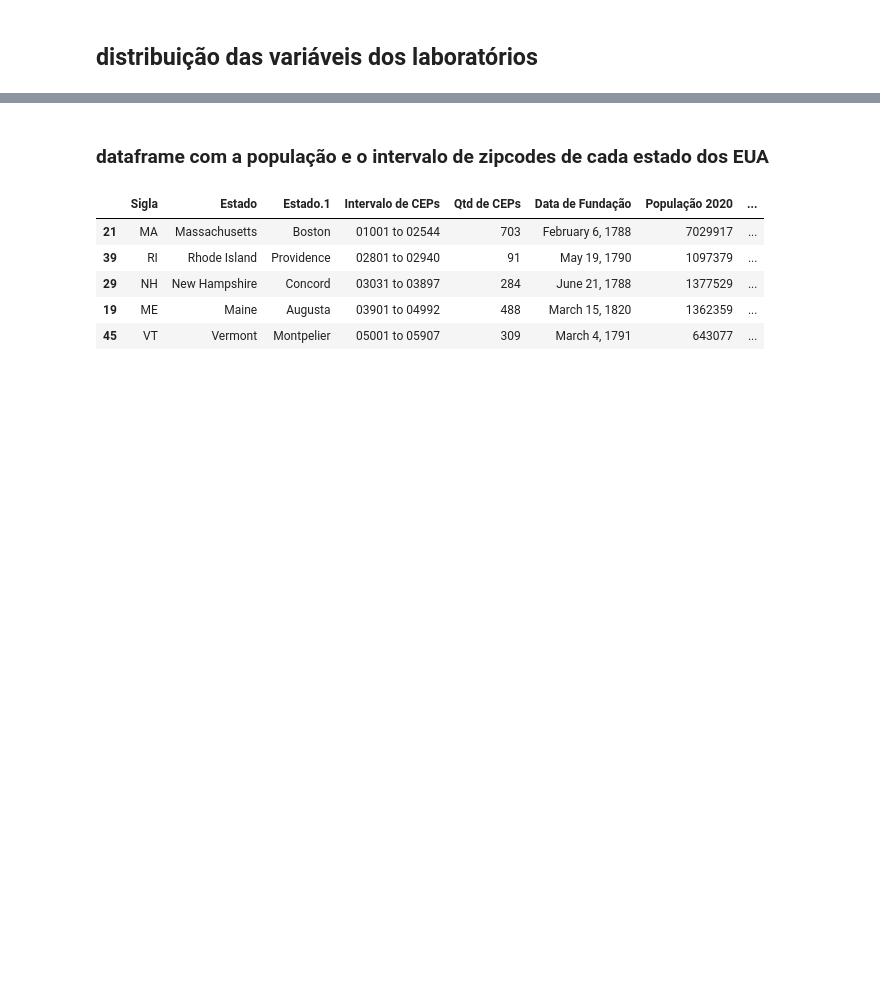
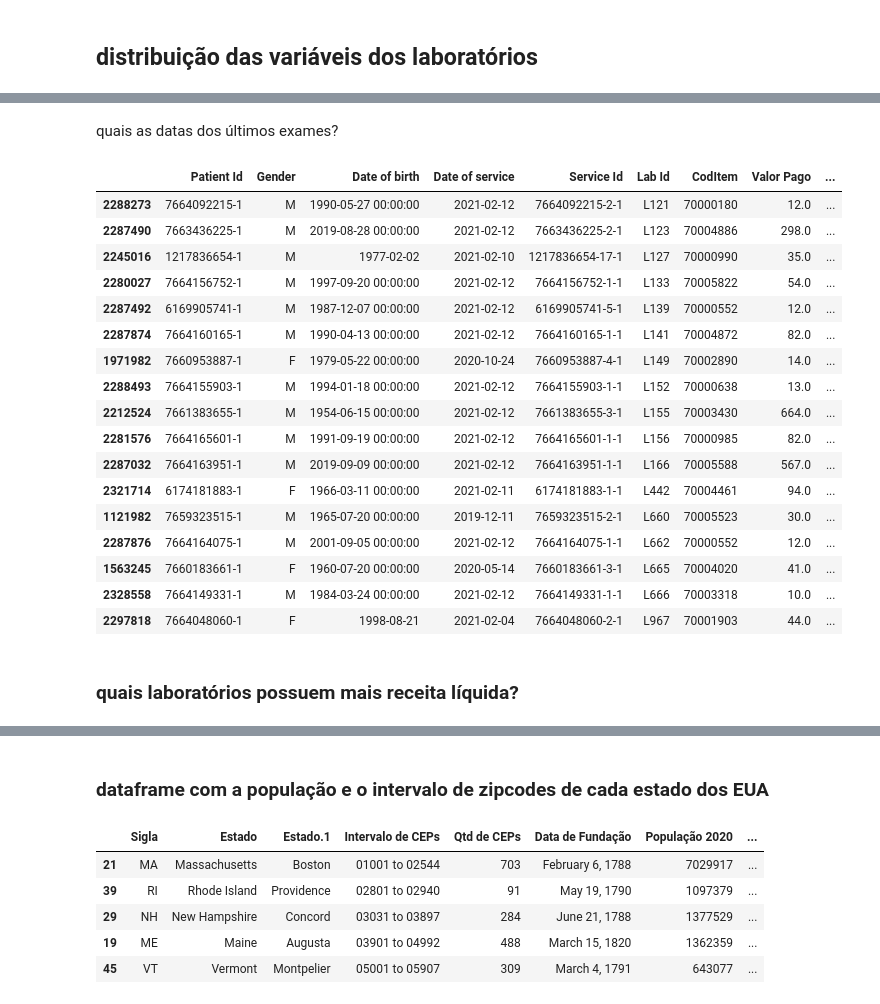
Before and after one commit to leticiafaria7/case-elogroup, a Jupyter notebook: 2_analise-exploratoria.ipynb, the cells around one changed output, grey strips where cells are left out. Drawn from its saved outputs; the diff is of its cells as text; code cells hidden in the pictures; blank space fills up the shorter version.

```diff
--- a/2_analise-exploratoria.ipynb
+++ b/2_analise-exploratoria.ipynb
@@ -674,0 +791,26 @@ transactional_data.groupby(['Patient Id']).count()['Gender'].reset_index().sort_
+# %% [markdown]
+quais as datas dos últimos exames?
+# %%
+ult_exames = transactional_data.sort_values('Date of service', ascending = False).drop_duplicates('Lab Id')
+ult_exames[ult_exames['Lab Id'].isin(n_exames['Lab Id'])].sort_values('Lab Id')
+# %% [output]
+|  | Patient Id | Gender | Date of birth | Date of service | Service Id | Lab Id | CodItem | Valor Pago | ... |
+| 2288273 | 7664092215-1 | M | 1990-05-27 00:00:00 | 2021-02-12 | 7664092215-2-1 | L121 | 70000180 | 12.0 | ... |
+| 2287490 | 7663436225-1 | M | 2019-08-28 00:00:00 | 2021-02-12 | 7663436225-2-1 | L123 | 70004886 | 298.0 | ... |
+| 2245016 | 1217836654-1 | M | 1977-02-02 | 2021-02-10 | 1217836654-17-1 | L127 | 70000990 | 35.0 | ... |
+| 2280027 | 7664156752-1 | M | 1997-09-20 00:00:00 | 2021-02-12 | 7664156752-1-1 | L133 | 70005822 | 54.0 | ... |
+| 2287492 | 6169905741-1 | M | 1987-12-07 00:00:00 | 2021-02-12 | 6169905741-5-1 | L139 | 70000552 | 12.0 | ... |
+| 2287874 | 7664160165-1 | M | 1990-04-13 00:00:00 | 2021-02-12 | 7664160165-1-1 | L141 | 70004872 | 82.0 | ... |
+| 1971982 | 7660953887-1 | F | 1979-05-22 00:00:00 | 2020-10-24 | 7660953887-4-1 | L149 | 70002890 | 14.0 | ... |
+| 2288493 | 7664155903-1 | M | 1994-01-18 00:00:00 | 2021-02-12 | 7664155903-1-1 | L152 | 70000638 | 13.0 | ... |
+| 2212524 | 7661383655-1 | M | 1954-06-15 00:00:00 | 2021-02-12 | 7661383655-3-1 | L155 | 70003430 | 664.0 | ... |
+| 2281576 | 7664165601-1 | M | 1991-09-19 00:00:00 | 2021-02-12 | 7664165601-1-1 | L156 | 70000985 | 82.0 | ... |
+| 2287032 | 7664163951-1 | M | 2019-09-09 00:00:00 | 2021-02-12 | 7664163951-1-1 | L166 | 70005588 | 567.0 | ... |
+| 2321714 | 6174181883-1 | F | 1966-03-11 00:00:00 | 2021-02-11 | 6174181883-1-1 | L442 | 70004461 | 94.0 | ... |
+| 1121982 | 7659323515-1 | M | 1965-07-20 00:00:00 | 2019-12-11 | 7659323515-2-1 | L660 | 70005523 | 30.0 | ... |
+| 2287876 | 7664164075-1 | M | 2001-09-05 00:00:00 | 2021-02-12 | 7664164075-1-1 | L662 | 70000552 | 12.0 | ... |
+| 1563245 | 7660183661-1 | F | 1960-07-20 00:00:00 | 2020-05-14 | 7660183661-3-1 | L665 | 70004020 | 41.0 | ... |
+| 2328558 | 7664149331-1 | M | 1984-03-24 00:00:00 | 2021-02-12 | 7664149331-1-1 | L666 | 70003318 | 10.0 | ... |
+| 2297818 | 7664048060-1 | F | 1998-08-21 | 2021-02-04 | 7664048060-2-1 | L967 | 70001903 | 44.0 | ... |
+# %% [markdown]
+### quais laboratórios possuem mais receita líquida?
```
Also changed, not shown: parts of 23 cells of this notebook.
